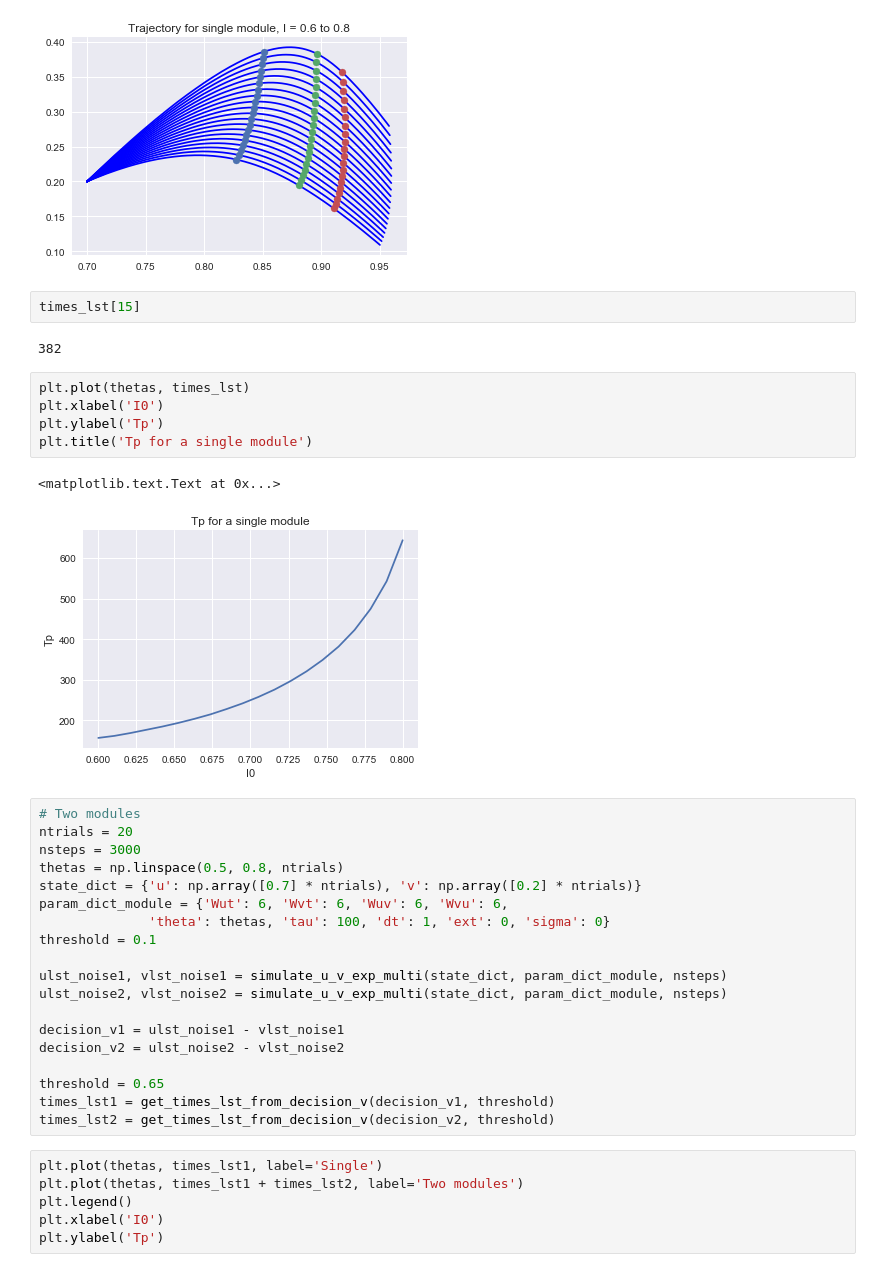
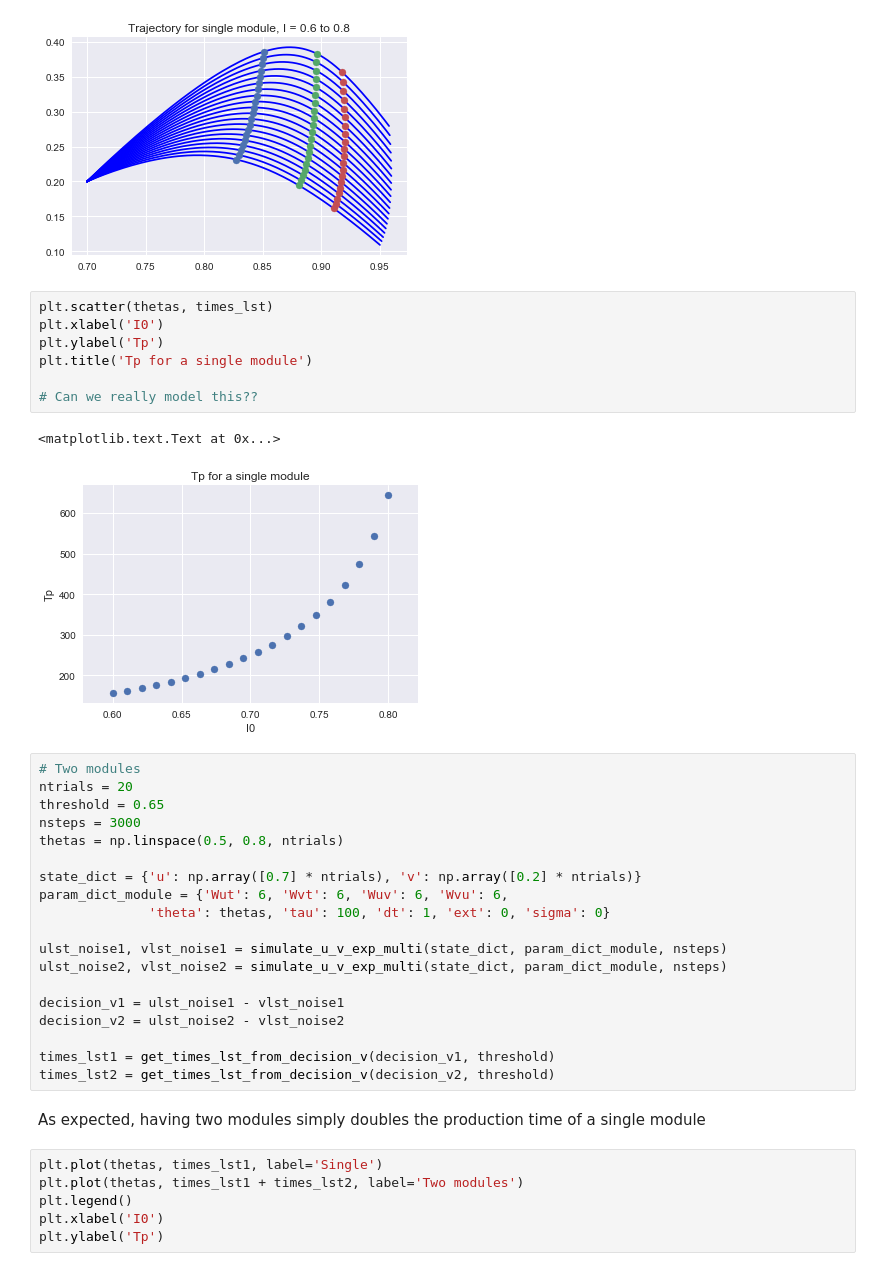
Before and after one commit to jazlab/SE_NL_MJ_2020, a Jupyter notebook: two_neuron_cascade.ipynb, the cells around one changed output. Cells and saved outputs as stored; diff of their text form.

```diff
--- a/two_neuron_cascade.ipynb
+++ b/two_neuron_cascade.ipynb
@@ -217,27 +215,26 @@ plt.title('Trajectory for single module, I = 0.6 to 0.8')
 # %% [output]
 <matplotlib.text.Text at 0x...>
 [figure]
-# %%
-times_lst[15]
-# %% [output]
-382
 # %%
-plt.plot(thetas, times_lst)
+plt.scatter(thetas, times_lst)
 plt.xlabel('I0')
 plt.ylabel('Tp')
 plt.title('Tp for a single module')
+
+# Can we really model this??
 # %% [output]
 <matplotlib.text.Text at 0x...>
-[figure, old version]
+[figure, new version]
 # %%
 # Two modules
 ntrials = 20
+threshold = 0.65
 nsteps = 3000
 thetas = np.linspace(0.5, 0.8, ntrials)
+
 state_dict = {'u': np.array([0.7] * ntrials), 'v': np.array([0.2] * ntrials)}
 param_dict_module = {'Wut': 6, 'Wvt': 6, 'Wuv': 6, 'Wvu': 6,
               'theta': thetas, 'tau': 100, 'dt': 1, 'ext': 0, 'sigma': 0}
-threshold = 0.1
 
 ulst_noise1, vlst_noise1 = simulate_u_v_exp_multi(state_dict, param_dict_module, nsteps)
 ulst_noise2, vlst_noise2 = simulate_u_v_exp_multi(state_dict, param_dict_module, nsteps)
@@ -245,9 +242,10 @@ ulst_noise2, vlst_noise2 = simulate_u_v_exp_multi(state_dict, param_dict_module,
 decision_v1 = ulst_noise1 - vlst_noise1
 decision_v2 = ulst_noise2 - vlst_noise2
 
-threshold = 0.65
 times_lst1 = get_times_lst_from_decision_v(decision_v1, threshold)
 times_lst2 = get_times_lst_from_decision_v(decision_v2, threshold)
+# %% [markdown]
+As expected, having two modules simply doubles the production time of a single module
 # %%
 plt.plot(thetas, times_lst1, label='Single')
 plt.plot(thetas, times_lst1 + times_lst2, label='Two modules')
```
Also changed, not shown: parts of 29 cells of this notebook.
